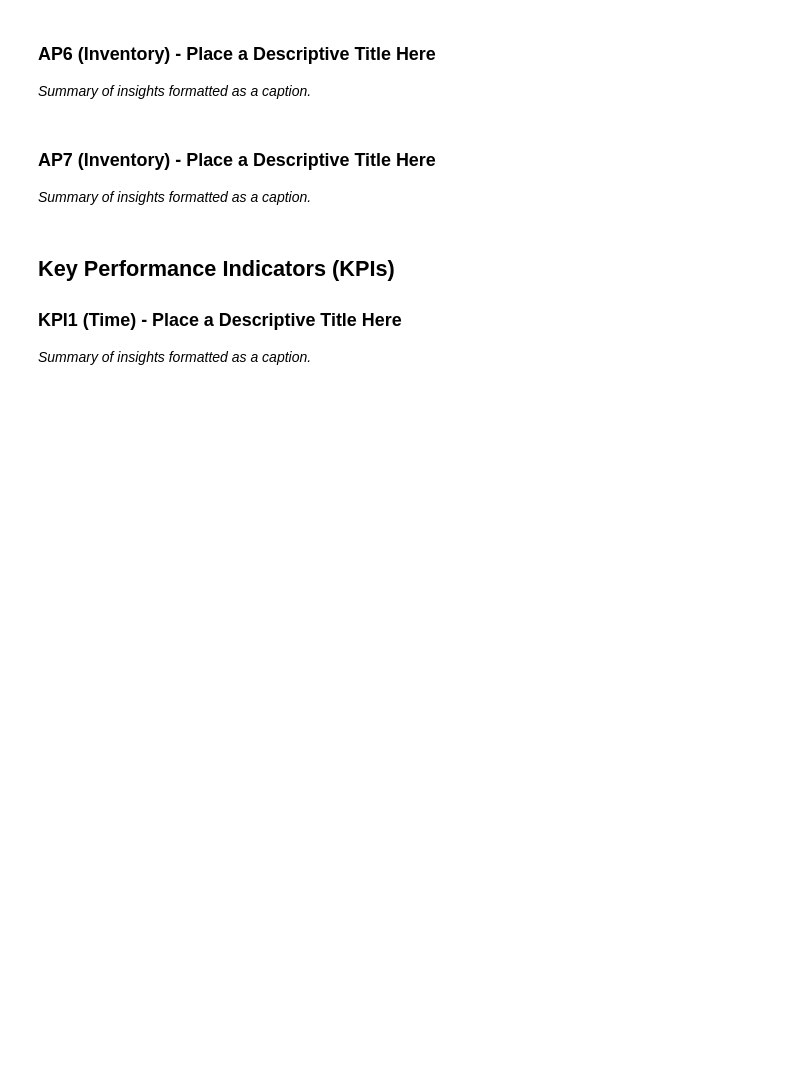
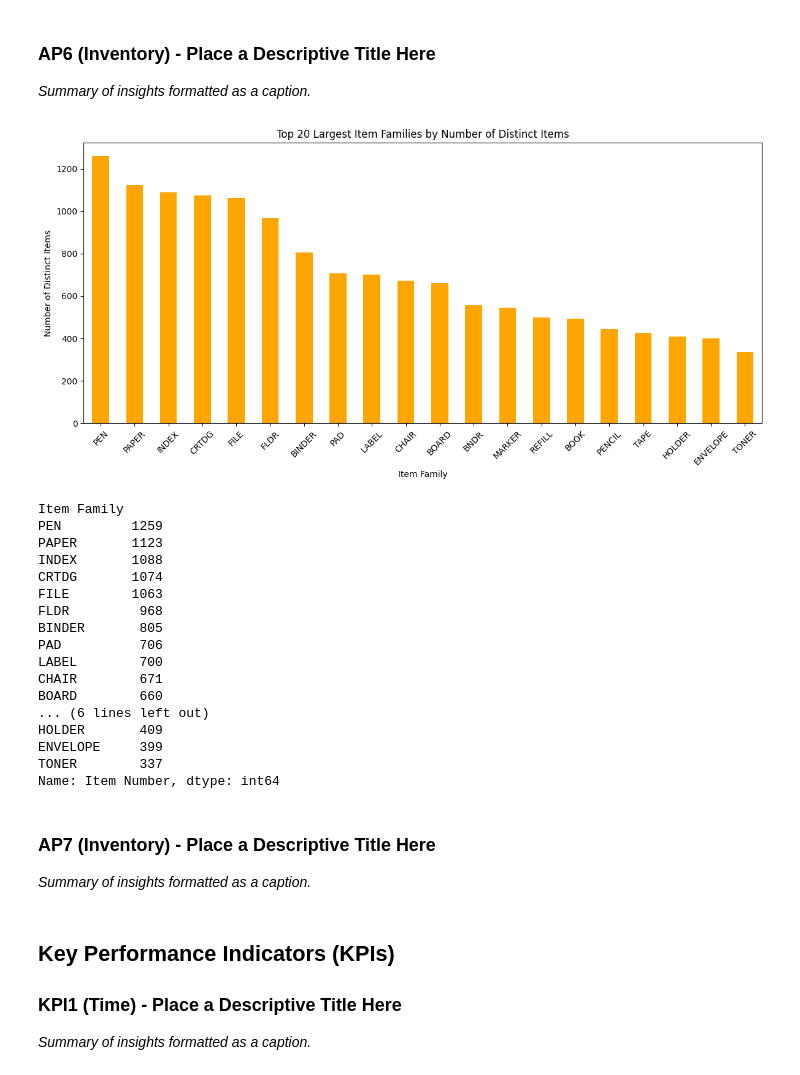
Before and after one commit to TSNijhuis/WarehousingAS1, a Jupyter notebook: wh-as_activity-profiling-template.ipynb, the cells around one changed output. Drawn from its saved outputs; the diff is of its cells as text; code cells hidden in the pictures; blank space fills up the shorter version.

```diff
--- a/wh-as_activity-profiling-template.ipynb
+++ b/wh-as_activity-profiling-template.ipynb
@@ -283,3 +343,51 @@ NameError: name 'folder' is not defined
+# %%
+import pandas as pd
+import matplotlib.pyplot as plt
+
+# --- Load data ---
+df = pd.read_csv(folder / 'ITEMDATAV2.txt', sep="\t")
+
+# --- Extract item family (everything before first comma) ---
+df['Item Family'] = df['Description'].str.split(',').str[0].str.strip()  # strip whitespace
+
+# --- Count distinct items per family ---
+family_counts = df.groupby('Item Family')['Item Number'].nunique().sort_values(ascending=False)
+
+# --- Select top 20 families ---
+top_n = 20
+top_families = family_counts.head(top_n)
+
+# --- Plot ---
+fig, ax = plt.subplots(figsize=(12, 6))
+top_families.plot(kind="bar", color="orange", ax=ax)
+ax.set_ylabel("Number of Distinct Items")
+ax.set_xlabel("Item Family")
+ax.set_title(f"Top {top_n} Largest Item Families by Number of Distinct Items")
+ax.tick_params(axis="x", labelrotation=45)
+plt.tight_layout()
+plt.show()
+
+# --- Print table ---
+print(top_families)
+# %% [output]
+[figure, added]
+Item Family
+PEN         1259
+PAPER       1123
+INDEX       1088
+CRTDG       1074
+FILE        1063
+FLDR         968
+BINDER       805
+PAD          706
+LABEL        700
+CHAIR        671
+BOARD        660
+... (6 lines left out)
+HOLDER       409
+ENVELOPE     399
+TONER        337
+Name: Item Number, dtype: int64
 # %% [markdown]
 ### AP7 (Inventory) - Place a Descriptive Title Here
 
```
Also changed, not shown: parts of 6 cells of this notebook.
